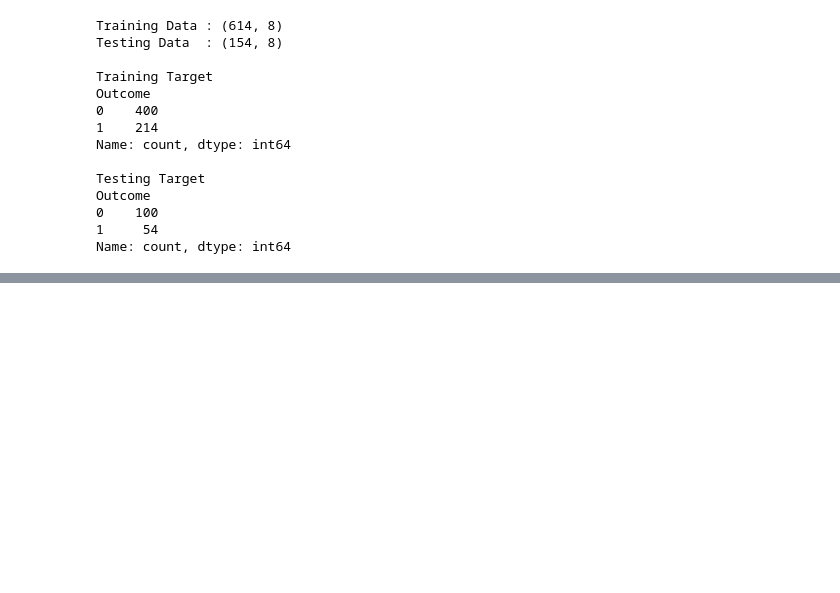
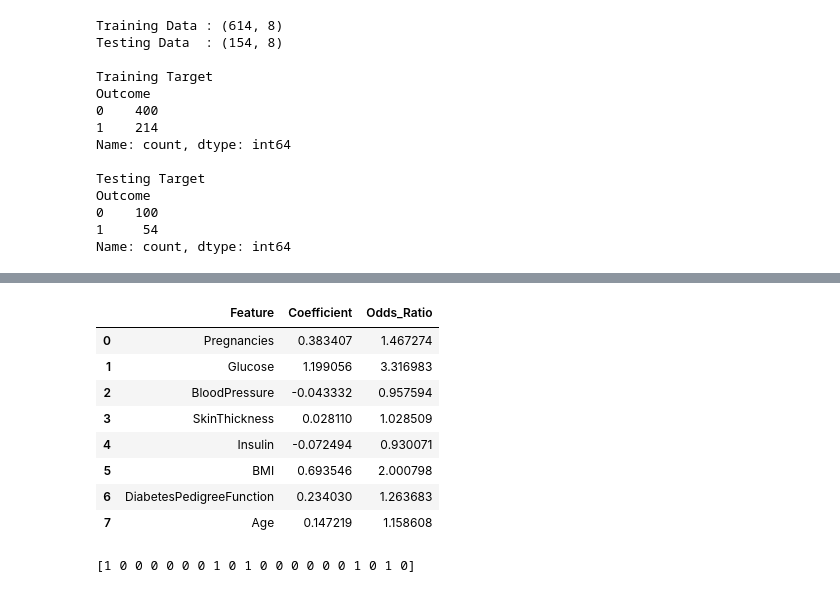
Before and after one commit to pinzii-maz/Prediksi-Risiko-Diabetes, a Jupyter notebook: Belajar Logistik Regresi.ipynb, the cells around one changed output, grey strips where cells are left out. Drawn from its saved outputs; the diff is of its cells as text; code cells hidden in the pictures; blank space fills up the shorter version.

```diff
--- a/Belajar Logistik Regresi.ipynb
+++ b/Belajar Logistik Regresi.ipynb
@@ -549,0 +620,16 @@ Name: count, dtype: int64
+# %%
+coef_df['Odds_Ratio'] = np.exp(
+    coef_df['Coefficient']
+)
+
+coef_df
+# %% [output]
+|  | Feature | Coefficient | Odds_Ratio |
+| 0 | Pregnancies | 0.383407 | 1.467274 |
+| 1 | Glucose | 1.199056 | 3.316983 |
+| 2 | BloodPressure | -0.043332 | 0.957594 |
+| 3 | SkinThickness | 0.028110 | 1.028509 |
+| 4 | Insulin | -0.072494 | 0.930071 |
+| 5 | BMI | 0.693546 | 2.000798 |
+| 6 | DiabetesPedigreeFunction | 0.234030 | 1.263683 |
+| 7 | Age | 0.147219 | 1.158608 |
@@ -549,0 +638,4 @@ Name: count, dtype: int64
+# %%
+print(y_pred[:20])
+# %% [output]
+[1 0 0 0 0 0 0 1 0 1 0 0 0 0 0 0 1 0 1 0]
```
Also changed, not shown: parts of 15 cells of this notebook.
